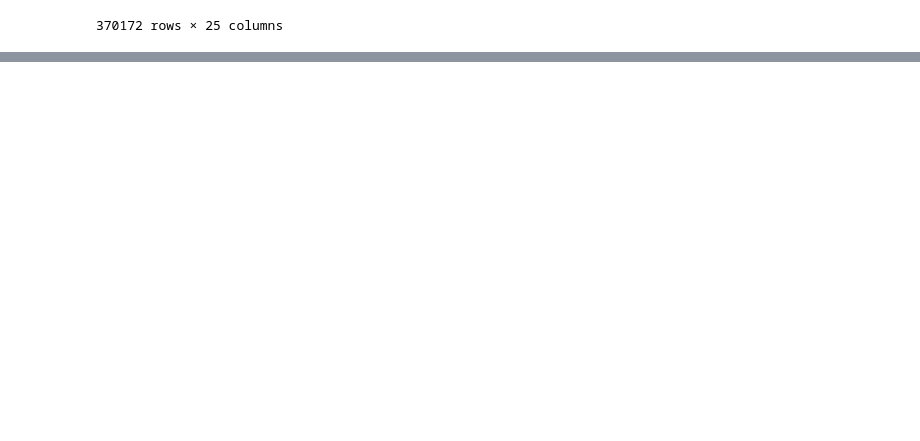
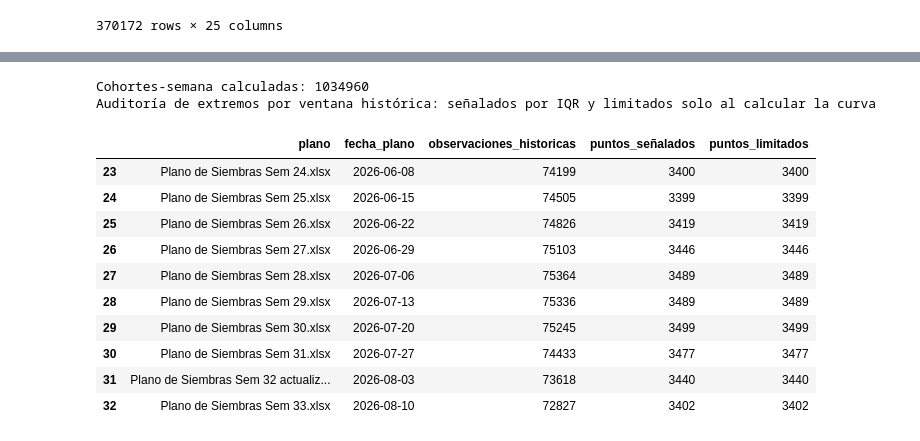
Before and after one commit to elianduranr/Proyecto-de-grado_LGF, a Jupyter notebook: Notebooks/Proyecciones Teoricas Propias/Proyecciones_teoricas.ipynb, the cells around one changed output, grey strips where cells are left out. Drawn from its saved outputs; the diff is of its cells as text; code cells hidden in the pictures; blank space fills up the shorter version.

```diff
--- a/Notebooks/Proyecciones Teoricas Propias/Proyecciones_teoricas.ipynb
+++ b/Notebooks/Proyecciones Teoricas Propias/Proyecciones_teoricas.ipynb
@@ -2127,0 +1997,71 @@ Si los cambios son pequeños, no hace falta forzar estabilidad. Si aparece un sa
+# %%
+HORIZONTE=10; VENTANA_CURVA_SEMANAS=78
+_m=maestro.copy(); _m["_p"]=normalizar(_m.NomProducto); _m["_v"]=normalizar(_m.NomVariedad)
+_m=_m.drop_duplicates(["_p","_v"]); _mapa_id=_m.set_index(["_p","_v"]).IdVariedad.to_dict()
+_est=df_estadisticas.copy(); _est["_id"]=_est.IdVariedad; _est["_r"]=_est.corte/_est.plantas
+_est=_est.loc[_est["_id"].notna()&_est.fecha_corte.notna()&_est.edad.notna()&_est.plantas.gt(0)&_est.corte.ge(0)].copy()
+# La detección y el ajuste se calculan dentro de cada ventana histórica de cada plano,
+# para que los datos futuros no influyan en la curva.
+_coh=["archivo","fecha_plano","finca","producto","color","variedad","fecha_siembra"]
+_pp=df_planos.copy(); _pp["fecha_plano"]=pd.to_datetime(_pp.fecha_plano,errors="coerce"); _pp["fecha_siembra"]=pd.to_datetime(_pp.fecha_siembra,errors="coerce")
+_pp["_p"]=pd.to_numeric(_pp.plantas,errors="coerce"); _pp["_bad"]=_pp["_p"].isna()|_pp["_p"].lt(0); _pp["_pv"]=_pp["_p"].where(_pp["_p"].ge(0))
+_cohortes=_pp.groupby(_coh,dropna=False,as_index=False).agg(plantas=("_pv",lambda s:s.sum(min_count=1)),plantas_invalidas=("_bad","any"))
+_salida=[]; _curva_ultimo=None; _hist_ultimo=None; _ajustes_iqr=[]
+for _archivo,_c in _cohortes.groupby("archivo",sort=False,dropna=False):
+ _fecha=_c.fecha_plano.iloc[0]; _hist=_est.loc[_est.fecha_corte.ge(_fecha-pd.Timedelta(weeks=78))&_est.fecha_corte.lt(_fecha)].copy()
+ assert _hist.empty or _hist.fecha_corte.max()<_fecha
+ if not _hist.empty:
+  _gh=_hist.groupby(["_id","edad"])["_r"]
+  _hist["_q1"]=_gh.transform(lambda s:s.quantile(.25)); _hist["_q3"]=_gh.transform(lambda s:s.quantile(.75))
+  _hist["_n_grupo"]=_gh.transform("size"); _hist["_iqr"]=_hist["_q3"]-_hist["_q1"]
+  _hist["_lim_inf"]=_hist["_q1"]-1.5*_hist["_iqr"]; _hist["_lim_sup"]=_hist["_q3"]+1.5*_hist["_iqr"]
+  _hist["_atipico"]=_hist["_n_grupo"].ge(4)&((_hist["_r"]<_hist["_lim_inf"])|(_hist["_r"]>_hist["_lim_sup"]))
+  # Regla explícita: conservar la observación original, pero limitar su aporte
+  # al promedio al límite IQR del grupo variedad-edad cuando n >= 4.
+  _hist["_r_curva"]=_hist["_r"].clip(lower=_hist["_lim_inf"],upper=_hist["_lim_sup"])
+  _hist.loc[~_hist["_atipico"],"_r_curva"]=_hist.loc[~_hist["_atipico"],"_r"]
+  _ajustes_iqr.append({"plano":_archivo,"fecha_plano":_fecha,"observaciones_historicas":len(_hist),
+      "puntos_señalados":int(_hist["_atipico"].sum()),
+      "puntos_limitados":int((_hist["_r_curva"].ne(_hist["_r"])).sum())})
+ else:
+  _hist["_atipico"]=False; _hist["_r_curva"]=_hist["_r"]; _hist["_lim_inf"]=np.nan; _hist["_lim_sup"]=np.nan
+ _cv=_hist.groupby(["_id","edad"],as_index=False).agg(rendimiento_curva=("_r_curva","mean"),n_observaciones=("_r","size"),
+  n_camas=("referencia","nunique"),mediana=("_r","median"),minimo=("_r","min"),maximo=("_r","max"),desviacion=("_r","std"),
+  variedad=("variedad","first"),producto=("producto","first"))
+ _lk=_cv.set_index(["_id","edad"]).rendimiento_curva.to_dict()
+ _ids_curva=set(_cv["_id"].dropna())
+ if _fecha==_cohortes.fecha_plano.max(): _curva_ultimo=_cv; _hist_ultimo=_hist.copy()
+ _c=_c.copy(); _c["_p"]=normalizar(_c.producto); _c["_v"]=normalizar(_c.variedad)
+ _c["_id"]=[_mapa_id.get((a,b),pd.NA) for a,b in zip(_c["_p"],_c["_v"])]
+ _lunes=_c.fecha_siembra-pd.to_timedelta(_c.fecha_siembra.dt.dayofweek,unit="D")
+ for _h in range(1,11):
+  _obj=_fecha+pd.Timedelta(weeks=_h); _edad=((_obj-_lunes).dt.days//7).astype("Int64")
+  _r=[_lk.get((i,int(e))) if pd.notna(i) and pd.notna(e) else np.nan for i,e in zip(_c["_id"],_edad)]
+  _rs=pd.Series(_r,index=_c.index)
+  _estado=np.select([_c.plantas_invalidas,_c.fecha_siembra.isna(),_obj<_lunes,_c["_id"].isna(),_rs.notna()],
+    ["plantas_invalidas","sin_fecha_siembra","siembra_posterior","sin_variedad_maestra","proyectada"],default="edad_fuera_de_curva")
+  _o=_c[_coh+["plantas"]].copy(); _o["semana_proyeccion"]=_obj; _o["edad"]=_edad; _o["rendimiento_curva"]=_r; _o["estado"]=_estado
+  _o["produccion_teorica"]=np.where(_o.estado.eq("proyectada"),_o.plantas*_o.rendimiento_curva,np.where(_o.estado.eq("siembra_posterior"),0.,np.nan))
+  _salida.append(_o)
+df_proyecciones_teoricas=pd.concat(_salida,ignore_index=True).rename(columns={"archivo":"plano"})
+df_proyecciones_teoricas=df_proyecciones_teoricas[["plano","fecha_plano","semana_proyeccion","finca","producto","color","variedad","fecha_siembra","edad","plantas","rendimiento_curva","produccion_teorica","estado"]]
+_ok=df_proyecciones_teoricas.estado.eq("proyectada")
+assert np.allclose(df_proyecciones_teoricas.loc[_ok,"produccion_teorica"],df_proyecciones_teoricas.loc[_ok,"plantas"]*df_proyecciones_teoricas.loc[_ok,"rendimiento_curva"])
+print("Cohortes-semana calculadas:",len(df_proyecciones_teoricas))
+_resumen_iqr=pd.DataFrame(_ajustes_iqr)
+print("Auditoría de extremos por ventana histórica: señalados por IQR y limitados solo al calcular la curva")
+display(_resumen_iqr.tail(10))
+# %% [output]
+Cohortes-semana calculadas: 1034960
+Auditoría de extremos por ventana histórica: señalados por IQR y limitados solo al calcular la curva
+|  | plano | fecha_plano | observaciones_historicas | puntos_señalados | puntos_limitados |
+| 23 | Plano de Siembras Sem 24.xlsx | 2026-06-08 | 74199 | 3400 | 3400 |
+| 24 | Plano de Siembras Sem 25.xlsx | 2026-06-15 | 74505 | 3399 | 3399 |
+| 25 | Plano de Siembras Sem 26.xlsx | 2026-06-22 | 74826 | 3419 | 3419 |
+| 26 | Plano de Siembras Sem 27.xlsx | 2026-06-29 | 75103 | 3446 | 3446 |
+| 27 | Plano de Siembras Sem 28.xlsx | 2026-07-06 | 75364 | 3489 | 3489 |
+| 28 | Plano de Siembras Sem 29.xlsx | 2026-07-13 | 75336 | 3489 | 3489 |
+| 29 | Plano de Siembras Sem 30.xlsx | 2026-07-20 | 75245 | 3499 | 3499 |
+| 30 | Plano de Siembras Sem 31.xlsx | 2026-07-27 | 74433 | 3477 | 3477 |
+| 31 | Plano de Siembras Sem 32 actualiz... | 2026-08-03 | 73618 | 3440 | 3440 |
+| 32 | Plano de Siembras Sem 33.xlsx | 2026-08-10 | 72827 | 3402 | 3402 |
```
Also changed, not shown: parts of 33 cells of this notebook, 54 other files.
